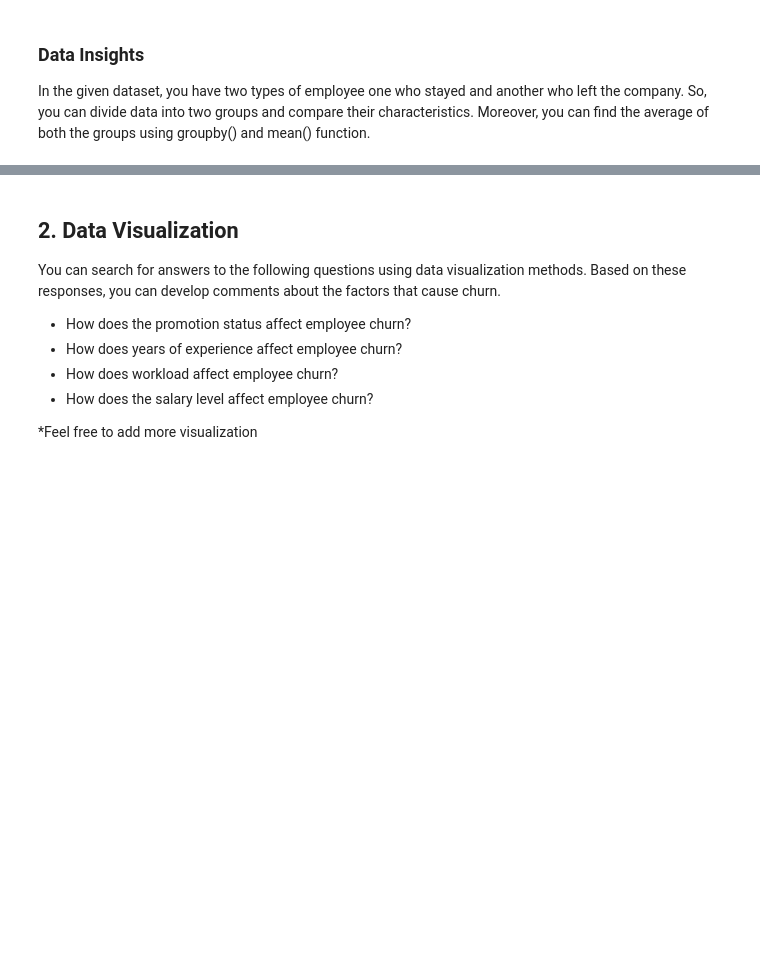
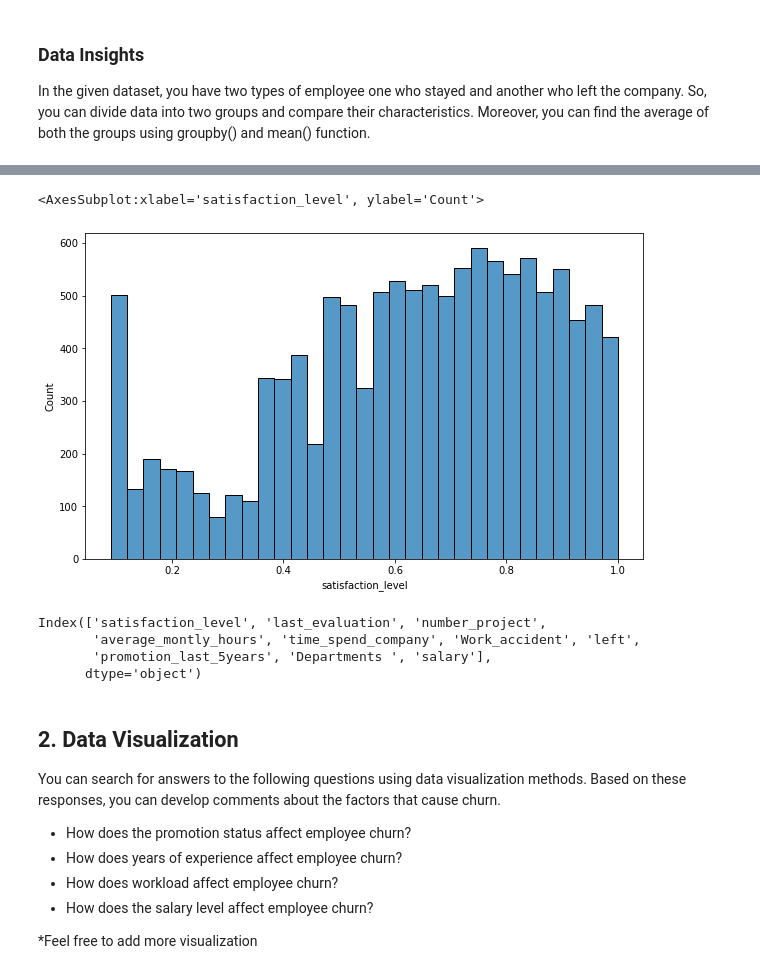
Before and after one commit to habip-bingol/Projects, a Jupyter notebook: ML_Projects/Capstone Projects/Churn_Prediction/Churn_Prediction.ipynb, the cells around one changed output, grey strips where cells are left out. Saved outputs shown, nothing was run; the diff lists cells and outputs as text; code cells hidden in the pictures; blank space fills up the shorter version.

```diff
--- a/ML_Projects/Capstone Projects/Churn_Prediction/Churn_Prediction.ipynb
+++ b/ML_Projects/Capstone Projects/Churn_Prediction/Churn_Prediction.ipynb
@@ -87,7 +87,27 @@ In the final step, you will deploy your model using Streamlit tool.
 Exploratory Data Analysis is an initial process of analysis, in which you can summarize characteristics of data such as pattern, trends, outliers, and hypothesis testing using descriptive statistics and visualization.
 # %% [markdown]
 ### Importing Modules
+# %%
+import numpy as np
+import pandas as pd
+import matplotlib.pyplot as plt
+import seaborn as sns
+import plotly.express as px
+
+
+plt.rcParams["figure.figsize"] = (10,6)
+import warnings
+warnings.filterwarnings("ignore")
+warnings.warn("this will not show")
+
+# pd.set_option("display.float_format", lambda x : "%.3f" %x)
+pd.set_option("display.max_columns", 50)
+pd.set_option("display.max_rows", 100)
+pd.set_option('display.float_format','{:.2f}'.format)
 # %% [markdown]
 ### Loading Dataset
 
 Let's first load the required HR dataset using pandas's "read_csv" function.
+# %%
+df = pd.read_csv("HR_Dataset.csv")
+df.head()
@@ -97,0 +206,4 @@ In the given dataset, you have two types of employee one who stayed and another
+# %%
+print("Shape before dropping duplicates", df.shape)
+df = df.drop_duplicates(ignore_index=True)
+print("Shape after dropping duplicates", df.shape)
@@ -98,3 +267,15 @@ In the given dataset, you have two types of employee one who stayed and another
+# %%
+sns.histplot(x=df.satisfaction_level)
+# %% [output]
+<AxesSubplot:xlabel='satisfaction_level', ylabel='Count'>
+[figure, added]
+# %%
+df.columns
+# %% [output]
+Index(['satisfaction_level', 'last_evaluation', 'number_project',
+       'average_montly_hours', 'time_spend_company', 'Work_accident', 'left',
+       'promotion_last_5years', 'Departments ', 'salary'],
+      dtype='object')
 # %% [markdown]
 ## 2. Data Visualization
 
```
Also changed, not shown: parts of 14 cells of this notebook.
